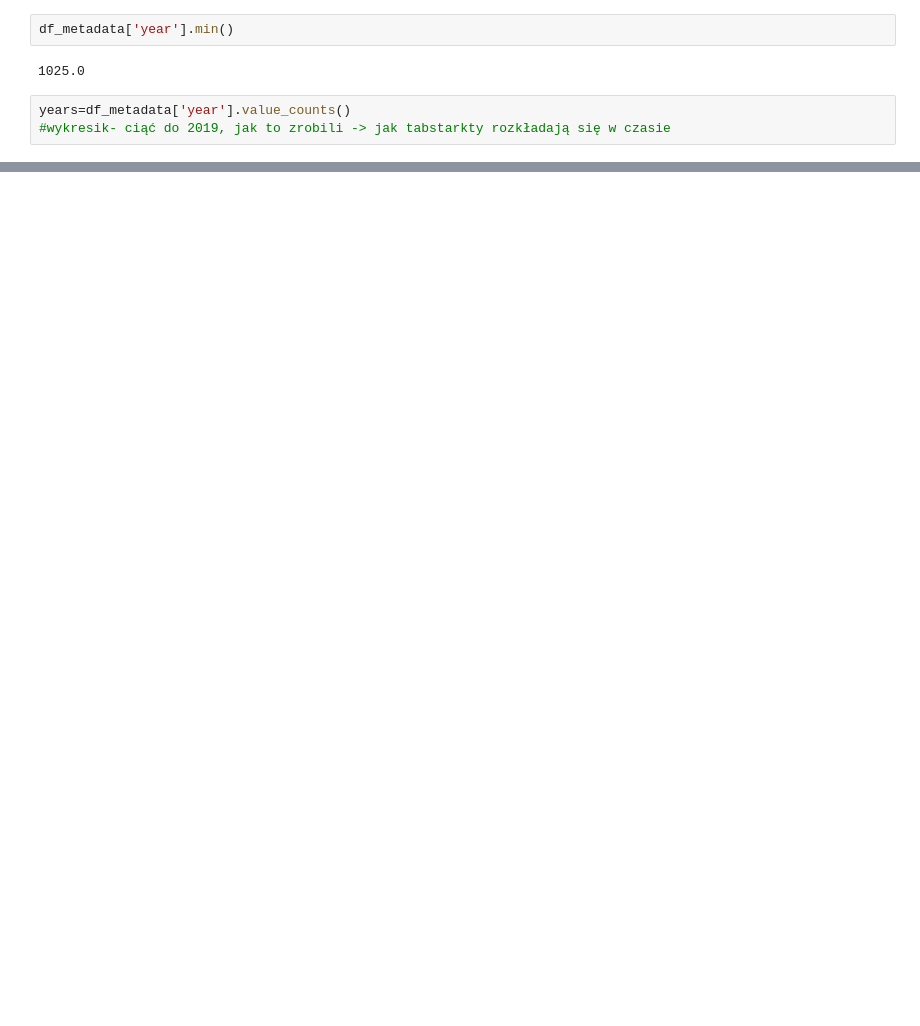
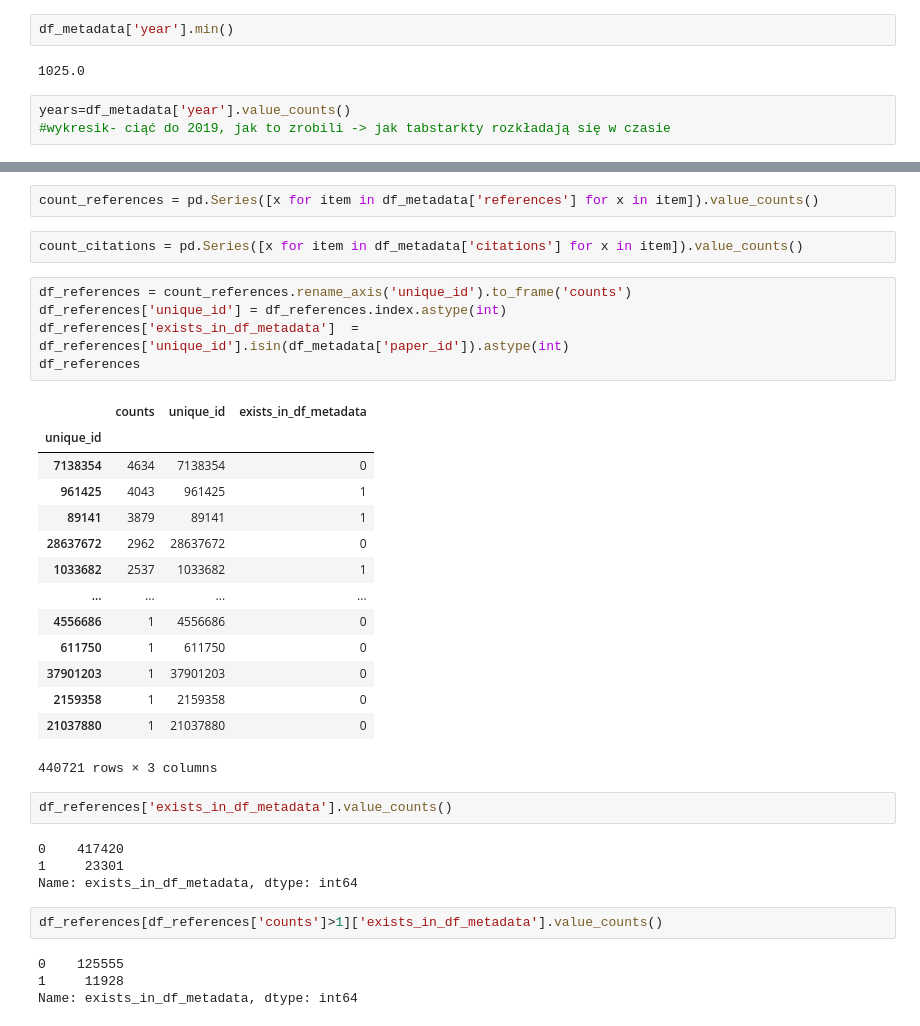
Before and after one commit to ModelOriented/AI-strategies-papers-regulations-monitoring, a Jupyter notebook: mars/s2orc/Metadata_exploration.ipynb, the cells around one changed output, grey strips where cells are left out. Cells and saved outputs as stored; diff of their text form; blank space fills up the shorter version.

```diff
--- a/mars/s2orc/Metadata_exploration.ipynb
+++ b/mars/s2orc/Metadata_exploration.ipynb
@@ -157,0 +146,36 @@ years.sort_index().plot(kind='bar', figsize=(15,10), title="Liczba artykułów w
+# %%
+count_references = pd.Series([x for item in df_metadata['references'] for x in item]).value_counts()
+# %%
+count_citations = pd.Series([x for item in df_metadata['citations'] for x in item]).value_counts()
+# %%
+df_references = count_references.rename_axis('unique_id').to_frame('counts')
+df_references['unique_id'] = df_references.index.astype(int)
+df_references['exists_in_df_metadata']  = df_references['unique_id'].isin(df_metadata['paper_id']).astype(int)
+df_references
+# %% [output]
+|  | counts | unique_id | exists_in_df_metadata |
+| unique_id |  |  |  |
+| 7138354 | 4634 | 7138354 | 0 |
+| 961425 | 4043 | 961425 | 1 |
+| 89141 | 3879 | 89141 | 1 |
+| 28637672 | 2962 | 28637672 | 0 |
+| 1033682 | 2537 | 1033682 | 1 |
+| ... | ... | ... | ... |
+| 4556686 | 1 | 4556686 | 0 |
+| 611750 | 1 | 611750 | 0 |
+| 37901203 | 1 | 37901203 | 0 |
+| 2159358 | 1 | 2159358 | 0 |
+| 21037880 | 1 | 21037880 | 0 |
+440721 rows × 3 columns
+# %%
+df_references['exists_in_df_metadata'].value_counts()
+# %% [output]
+0    417420
+1     23301
+Name: exists_in_df_metadata, dtype: int64
+# %%
+df_references[df_references['counts']>1]['exists_in_df_metadata'].value_counts()
+# %% [output]
+0    125555
+1     11928
+Name: exists_in_df_metadata, dtype: int64
```
Also changed, not shown: parts of 21 cells of this notebook, 3 other files.
